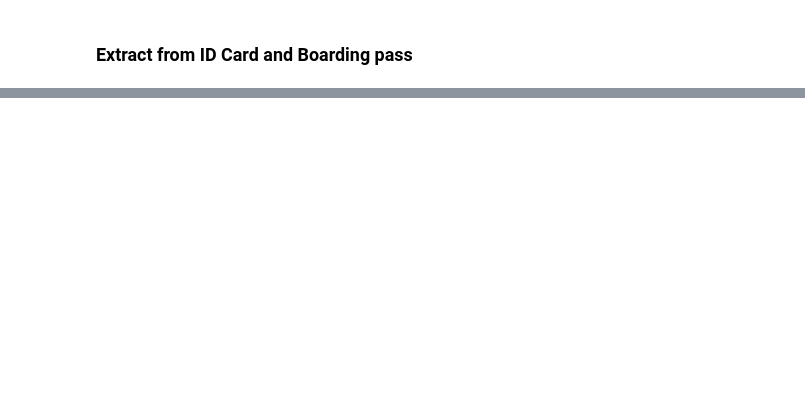
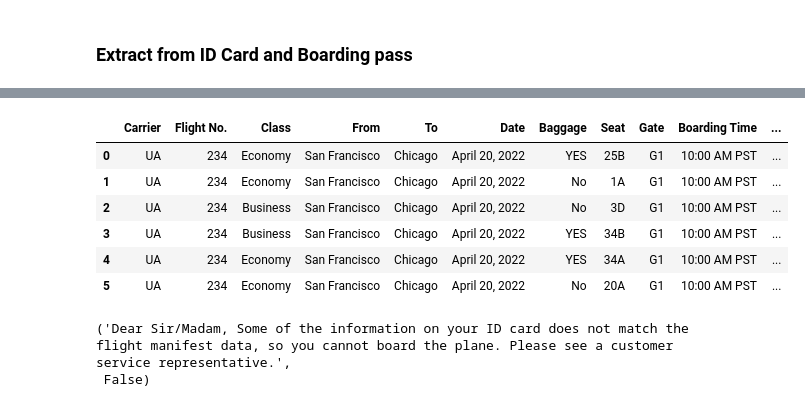
Before and after one commit to d-kleine/AZ_AI-Engineering, a Jupyter notebook: project1_ Automated-Passenger-Boarding-Kiosk/step_5_validation_metrics_monitoring/Data_Validation.ipynb, the cells around one changed output, grey strips where cells are left out. Drawn from its saved outputs; the diff is of its cells as text; code cells hidden in the pictures; blank space fills up the shorter version.

```diff
--- a/project1_ Automated-Passenger-Boarding-Kiosk/step_5_validation_metrics_monitoring/Data_Validation.ipynb
+++ b/project1_ Automated-Passenger-Boarding-Kiosk/step_5_validation_metrics_monitoring/Data_Validation.ipynb
@@ -98,8 +110,7 @@ FACE_API_KEY = os.getenv("FACE_API_KEY")
 FACE_API_ENDPOINT = os.getenv("FACE_API_ENDPOINT")
 # %%
 # Create a client
-face_client = FaceClient(
-    FACE_API_ENDPOINT, CognitiveServicesCredentials(FACE_API_KEY))
+face_client = FaceClient(FACE_API_ENDPOINT, CognitiveServicesCredentials(FACE_API_KEY))
 # %%
 form_recognizer_client = FormRecognizerClient(
     endpoint=endpoint, credential=AzureKeyCredential(key)
@@ -176,8 +187,7 @@ def detect_face_from_image(selected_image):
             return_face_attributes=["qualityForRecognition"],
         )
     if not detected_faces:
-        raise Exception(
-            "No face detected from image {}".format(single_image_name))
+        raise Exception("No face detected from image {}".format(single_image_name))
     return detected_faces
 # %%
 def face_verification(card_id, faces_folder):
@@ -196,8 +206,7 @@ def face_verification(card_id, faces_folder):
     group_faces_object = detect_face_from_image(
         os.path.join(faces_folder, list_images[0])
     )
-    group_image_face_IDs_list = list(
-        map(lambda x: x.face_id, group_faces_object))
+    group_image_face_IDs_list = list(map(lambda x: x.face_id, group_faces_object))
     verify_result = face_client.face.verify_face_to_face(
         source_image_face_id, group_image_face_IDs_list[0]
     )
@@ -372,7 +407,7 @@ card_id = os.path.join(id_card_folder, card_id_name)
 person_data = manifest_data.take([5])
 # %%
 %%time
-manifest_data, message_result = information_validation(
+manifest_data_updated, message_result = information_validation(
     form_model_id,
     card_id,
     faces_folder,
@@ -385,6 +432,17 @@ manifest_data, message_result = information_validation(
 # %%
-updated_manifest_data
+manifest_data_updated
+# %% [output]
+|  | Carrier | Flight No. | Class | From | To | Date | Baggage | Seat | Gate | Boarding Time | ... |
+| 0 | UA | 234 | Economy | San Francisco | Chicago | April 20, 2022 | YES | 25B | G1 | 10:00 AM PST | ... |
+| 1 | UA | 234 | Economy | San Francisco | Chicago | April 20, 2022 | No | 1A | G1 | 10:00 AM PST | ... |
+| 2 | UA | 234 | Business | San Francisco | Chicago | April 20, 2022 | No | 3D | G1 | 10:00 AM PST | ... |
+| 3 | UA | 234 | Business | San Francisco | Chicago | April 20, 2022 | YES | 34B | G1 | 10:00 AM PST | ... |
+| 4 | UA | 234 | Economy | San Francisco | Chicago | April 20, 2022 | YES | 34A | G1 | 10:00 AM PST | ... |
+| 5 | UA | 234 | Economy | San Francisco | Chicago | April 20, 2022 | No | 20A | G1 | 10:00 AM PST | ... |
 # %%
-message
+message_result
+# %% [output]
+('Dear Sir/Madam, Some of the information on your ID card does not match the flight manifest data, so you cannot board the plane. Please see a customer service representative.',
+ False)
 # %%
 new_manifest_data = manifest_data.copy()
```
Also changed, not shown: parts of 11 cells of this notebook.
